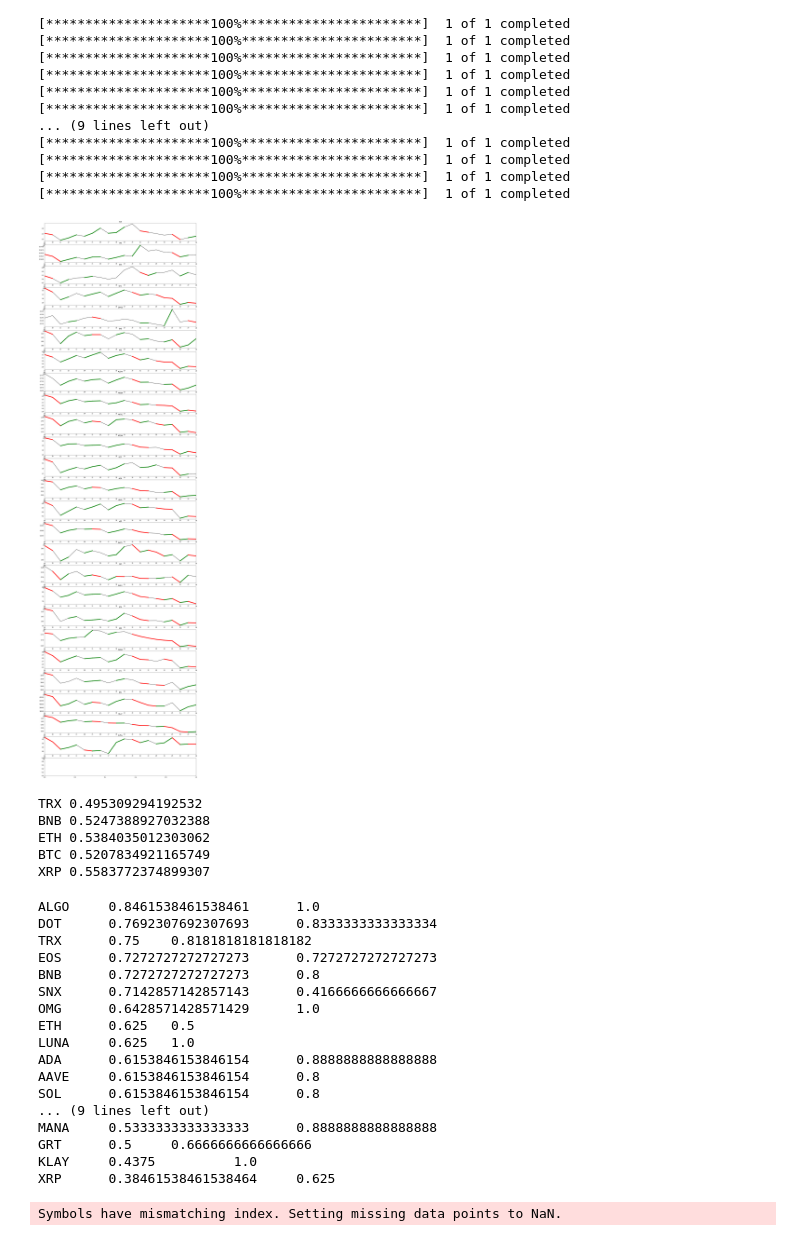
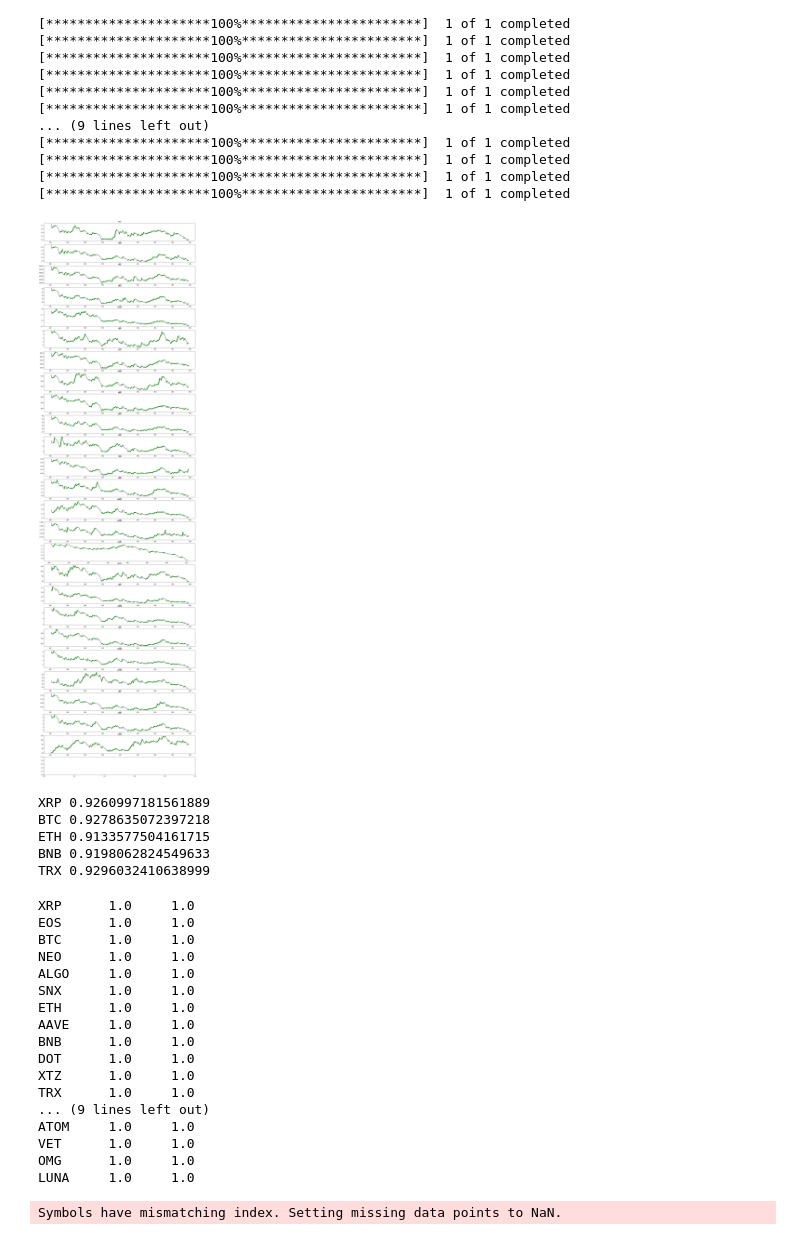
Before and after one commit to MatiasEtcheve/crypto_prediction, a Jupyter notebook: random_forests/comparison.ipynb, the cells around one changed output. Drawn from its saved outputs; the diff is of its cells as text; code cells hidden in the pictures.

Commit message:
new forest, fixed visualization

```diff
--- a/random_forests/comparison.ipynb
+++ b/random_forests/comparison.ipynb
@@ -57,16 +61,16 @@ wandb: Appending key for api.wandb.ai to your netrc file: /home/matias/.netrc
 # %%
 config["train_val_test_split"] = [0, 0, 1]
-
 df = pd.read_csv(repo_path / "DATE.csv", delimiter=";")
 df["beginning_date"] = pd.to_datetime(df.pop("beginning_date"), dayfirst=True, utc=True)
 df["ending_date"] = pd.to_datetime(df.pop("ending_date"), dayfirst=True, utc=True)
 inputs = [
     {
         "ticker": ticker,
-        "beginning_date": datetime.now() - timedelta(days=400),
-        "ending_date": datetime.now(),
+        "beginning_date": datetime.today() - timedelta(days=400),
+        "ending_date": datetime.today(),
     }
-    for ticker in df["ticker"].unique() if ticker != "FLOKI"
+    for ticker in df["ticker"].unique()
+    if ticker != "FLOKI"
 ]
 
 dm = utils.DataModule(
@@ -95,8 +99,6 @@ test_datapoints = dm.test_datapoints
 [*********************100%***********************]  1 of 1 completed
 [*********************100%***********************]  1 of 1 completed
 # %%
-reload(utils)
-
 m = len(test_datapoints)
 plot = True
 
@@ -105,75 +107,75 @@ if plot:
 
 tf.config.run_functions_eagerly(True)
 for index, dp in enumerate(test_datapoints[:m]):
-    last_n_points = 20
+    last_n_points = 0
 
     features = dp.features[-last_n_points:, :]
     predictions = dp.predict_from(rf)[-last_n_points:]
     labels = dp.labels[-last_n_points:]
     df = dp.df[-last_n_points:]
 
-    dp.recall = recall_score(
+    test_datapoints[index].recall = recall_score(
         labels,
         predictions.reshape(-1, 1),
     )
-    dp.precision = precision_score(
+    test_datapoints[index].precision = precision_score(
         labels,
         predictions.reshape(-1, 1),
         zero_division=0,
     )
-    dp.accuracy = accuracy_score(
+    test_datapoints[index].accuracy = accuracy_score(
         labels,
         predictions.reshape(-1, 1),
     )
 
     if plot:
         close_idx = 3
         df["Close"].plot(color="black", ax=axs[index])
         color = np.array(["red", "green"])[
             ((df["Open"] < df["Close"]).astype(np.int32).to_numpy())
         ]
 
         for idx, up in enumerate(predictions):
             if up and idx > 0:
                 axs[index].plot(
-                    df.index[idx - 1:idx+1],
+                    df.index[idx - 1 : idx + 1],
                     df["Close"][idx - 1 : idx + 1],
                     color=color[idx],
                     linewidth=5,
                 )
         axs[index].set_title(dp.ticker)
 plt.show()
 # %% [output]
-[figure, old version]
+[figure, new version]
 # %%
 for dp in test_datapoints:
     if dp.ticker in ["ETH", "BTC", "BNB", "LTC", "XRP", "TRX"]:
         print(dp.ticker, dp.predict_proba_last_from(rf))
 # %% [output]
-TRX 0.495309294192532
-BNB 0.5247388927032388
-ETH 0.5384035012303062
-BTC 0.5207834921165749
-XRP 0.5583772374899307
+XRP 0.9260997181561889
+BTC 0.9278635072397218
+ETH 0.9133577504161715
+BNB 0.9198062824549633
+TRX 0.9296032410638999
 # %%
 test_datapoints.sort(key=lambda x: x.precision, reverse=True)
 for dp in test_datapoints:
     print(dp.ticker, "\t", dp.precision, "\t", dp.recall)
 # %% [output]
-ALGO     0.8461538461538461      1.0
-DOT      0.7692307692307693      0.8333333333333334
-TRX      0.75    0.8181818181818182
-EOS      0.7272727272727273      0.7272727272727273
-BNB      0.7272727272727273      0.8
-SNX      0.7142857142857143      0.4166666666666667
-OMG      0.6428571428571429      1.0
-ETH      0.625   0.5
-LUNA     0.625   1.0
-ADA      0.6153846153846154      0.8888888888888888
-AAVE     0.6153846153846154      0.8
-SOL      0.6153846153846154      0.8
+XRP      1.0     1.0
+EOS      1.0     1.0
+BTC      1.0     1.0
+NEO      1.0     1.0
+ALGO     1.0     1.0
+SNX      1.0     1.0
+ETH      1.0     1.0
+AAVE     1.0     1.0
+BNB      1.0     1.0
+DOT      1.0     1.0
+XTZ      1.0     1.0
+TRX      1.0     1.0
 ... (9 lines left out)
-MANA     0.5333333333333333      0.8888888888888888
-GRT      0.5     0.6666666666666666
-KLAY     0.4375          1.0
-XRP      0.38461538461538464     0.625
+ATOM     1.0     1.0
+VET      1.0     1.0
+OMG      1.0     1.0
+LUNA     1.0     1.0
```
Also changed, not shown: parts of 3 cells of this notebook, 8 other files.
